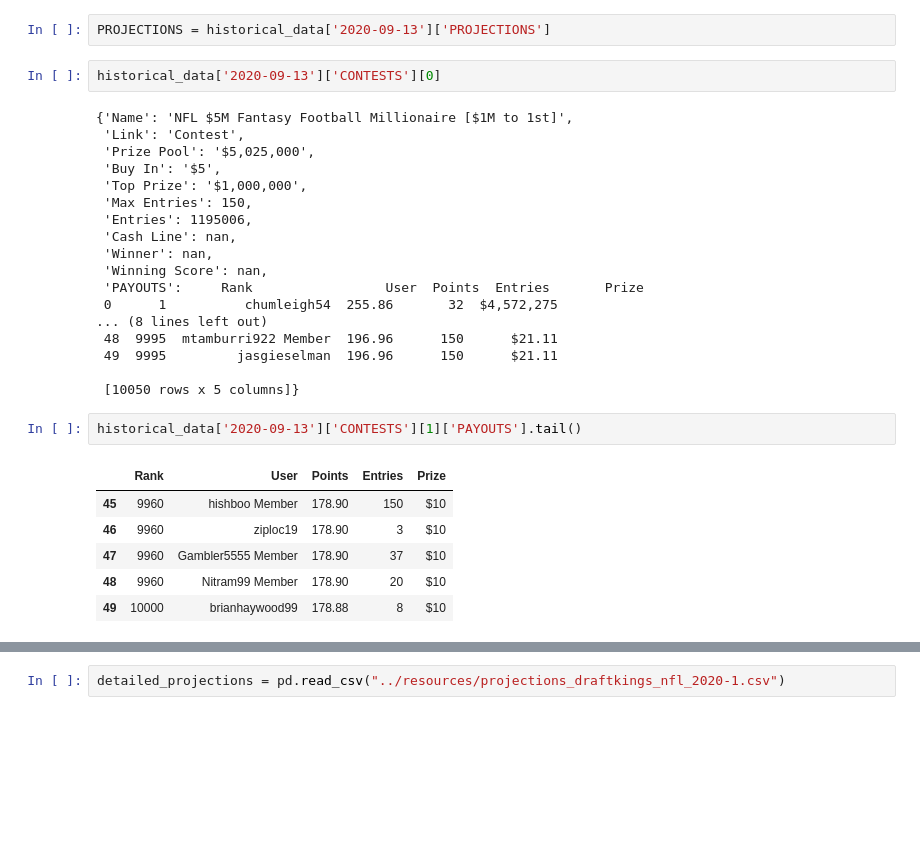
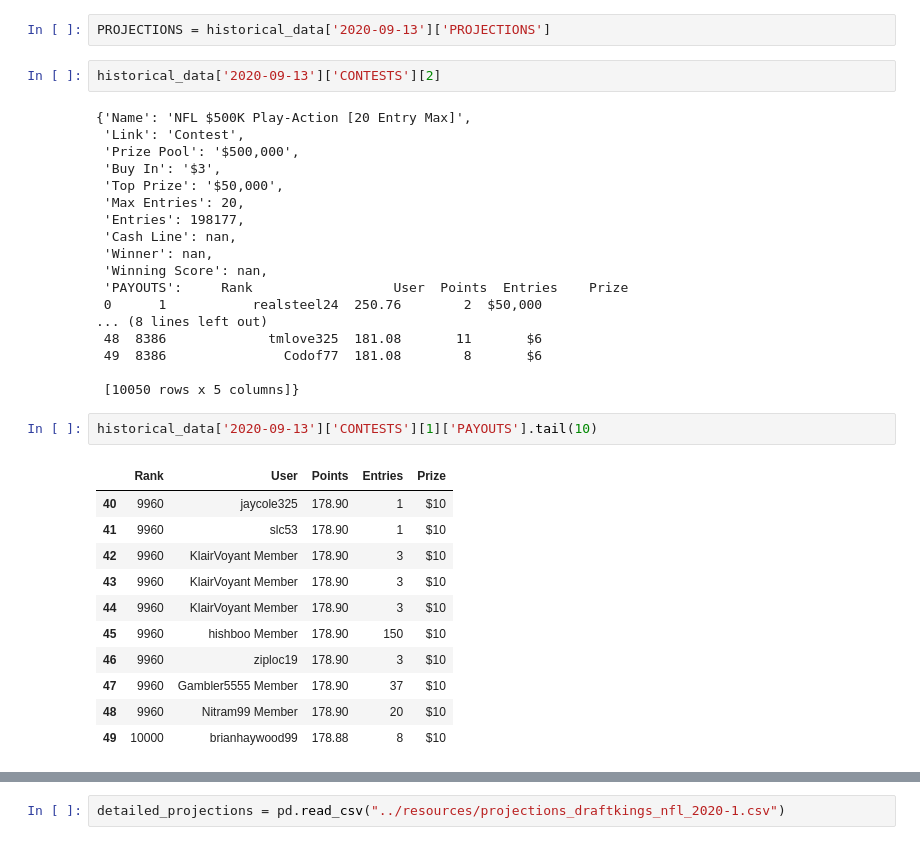
Before and after one commit to joshuap2613/Roto_Football, a Jupyter notebook: Football/Linear_Optimization.ipynb, the cells around one changed output, grey strips where cells are left out. Cells and saved outputs as stored; diff of their text form; blank space fills up the shorter version.

```diff
--- a/Football/Linear_Optimization.ipynb
+++ b/Football/Linear_Optimization.ipynb
@@ -73,29 +53,34 @@ historical_data['2020-09-13']['PROJECTIONS']
 # %%
 PROJECTIONS = historical_data['2020-09-13']['PROJECTIONS']
 # %%
-historical_data['2020-09-13']['CONTESTS'][0]
+historical_data['2020-09-13']['CONTESTS'][2]
 # %% [output]
-{'Name': 'NFL $5M Fantasy Football Millionaire [$1M to 1st]',
+{'Name': 'NFL $500K Play-Action [20 Entry Max]',
  'Link': 'Contest',
- 'Prize Pool': '$5,025,000',
- 'Buy In': '$5',
- 'Top Prize': '$1,000,000',
- 'Max Entries': 150,
- 'Entries': 1195006,
+ 'Prize Pool': '$500,000',
+ 'Buy In': '$3',
+ 'Top Prize': '$50,000',
+ 'Max Entries': 20,
+ 'Entries': 198177,
  'Cash Line': nan,
  'Winner': nan,
  'Winning Score': nan,
- 'PAYOUTS':     Rank                 User  Points  Entries       Prize
- 0      1          chumleigh54  255.86       32  $4,572,275
+ 'PAYOUTS':     Rank                  User  Points  Entries    Prize
+ 0      1           realsteel24  250.76        2  $50,000
 ... (8 lines left out)
- 48  9995  mtamburri922 Member  196.96      150      $21.11
- 49  9995         jasgieselman  196.96      150      $21.11
+ 48  8386             tmlove325  181.08       11       $6
+ 49  8386               Codof77  181.08        8       $6
 
  [10050 rows x 5 columns]}
 # %%
-historical_data['2020-09-13']['CONTESTS'][1]['PAYOUTS'].tail()
+historical_data['2020-09-13']['CONTESTS'][1]['PAYOUTS'].tail(10)
 # %% [output]
 |  | Rank | User | Points | Entries | Prize |
+| 40 | 9960 | jaycole325 | 178.90 | 1 | $10 |
+| 41 | 9960 | slc53 | 178.90 | 1 | $10 |
+| 42 | 9960 | KlairVoyant Member | 178.90 | 3 | $10 |
+| 43 | 9960 | KlairVoyant Member | 178.90 | 3 | $10 |
+| 44 | 9960 | KlairVoyant Member | 178.90 | 3 | $10 |
 | 45 | 9960 | hishboo Member | 178.90 | 150 | $10 |
 | 46 | 9960 | ziploc19 | 178.90 | 3 | $10 |
 | 47 | 9960 | Gambler5555 Member | 178.90 | 37 | $10 |
```
Also changed, not shown: parts of 42 cells of this notebook, 3 other files.
